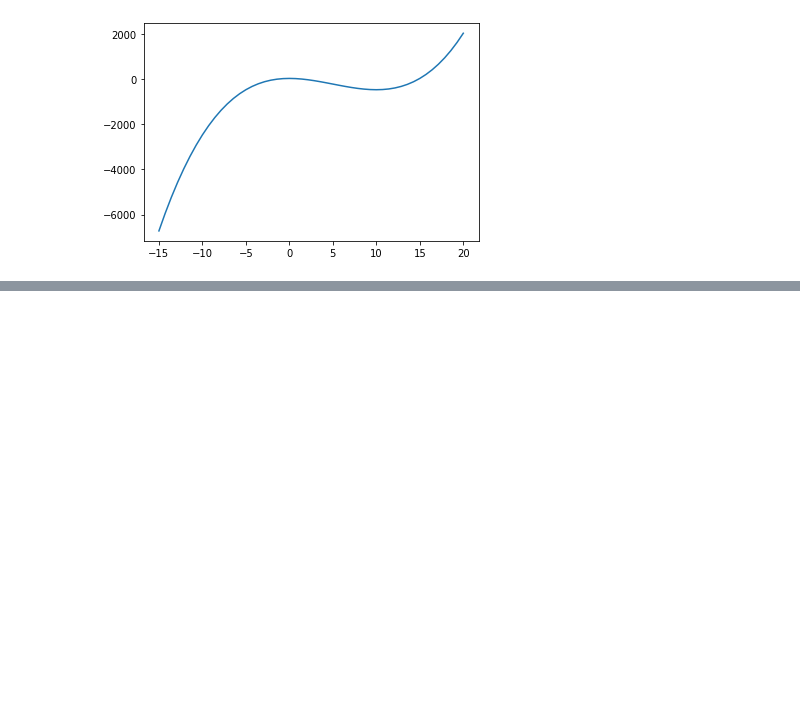
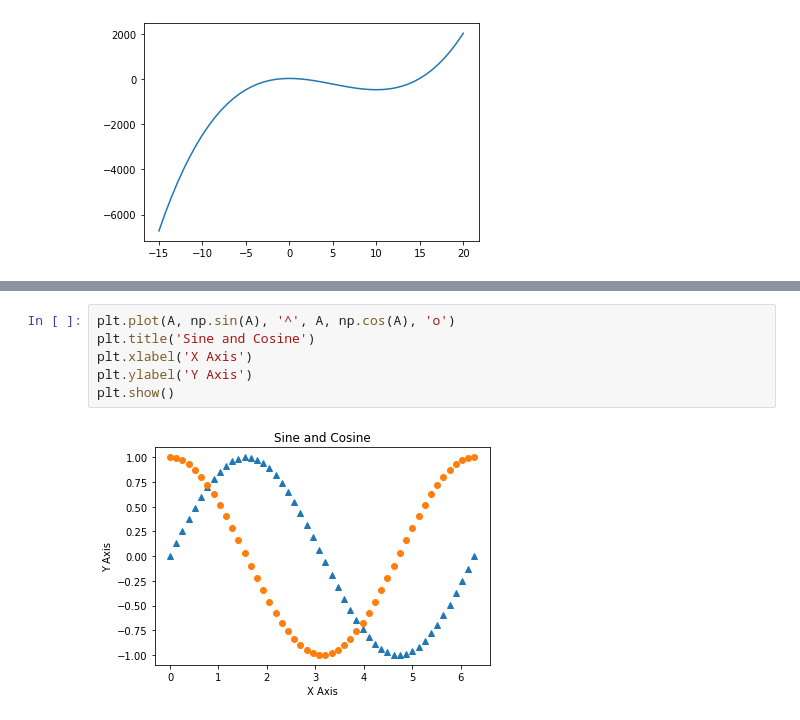
Before and after one commit to seturi/SuperchargedPython, a Jupyter notebook: Ch13.넘파이 고급 사용법.ipynb, the cells around one changed output, grey strips where cells are left out. Drawn from its saved outputs; the diff is of its cells as text; blank space fills up the shorter version.

```diff
--- a/Ch13.넘파이 고급 사용법.ipynb
+++ b/Ch13.넘파이 고급 사용법.ipynb
@@ -107,0 +128,8 @@ plt.show()
+# %%
+plt.plot(A, np.sin(A), '^', A, np.cos(A), 'o')
+plt.title('Sine and Cosine')
+plt.xlabel('X Axis')
+plt.ylabel('Y Axis')
+plt.show()
+# %% [output]
+[figure, added]
```
Also changed, not shown: parts of 20 cells of this notebook.
